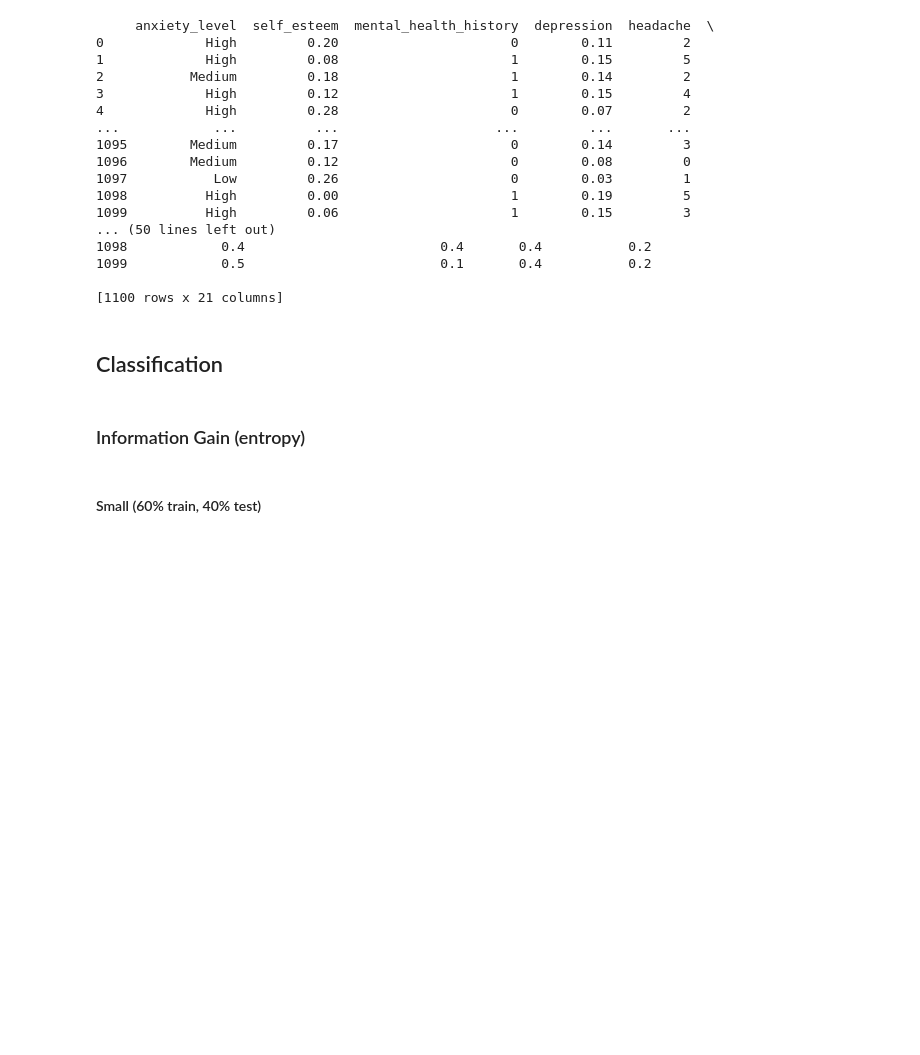
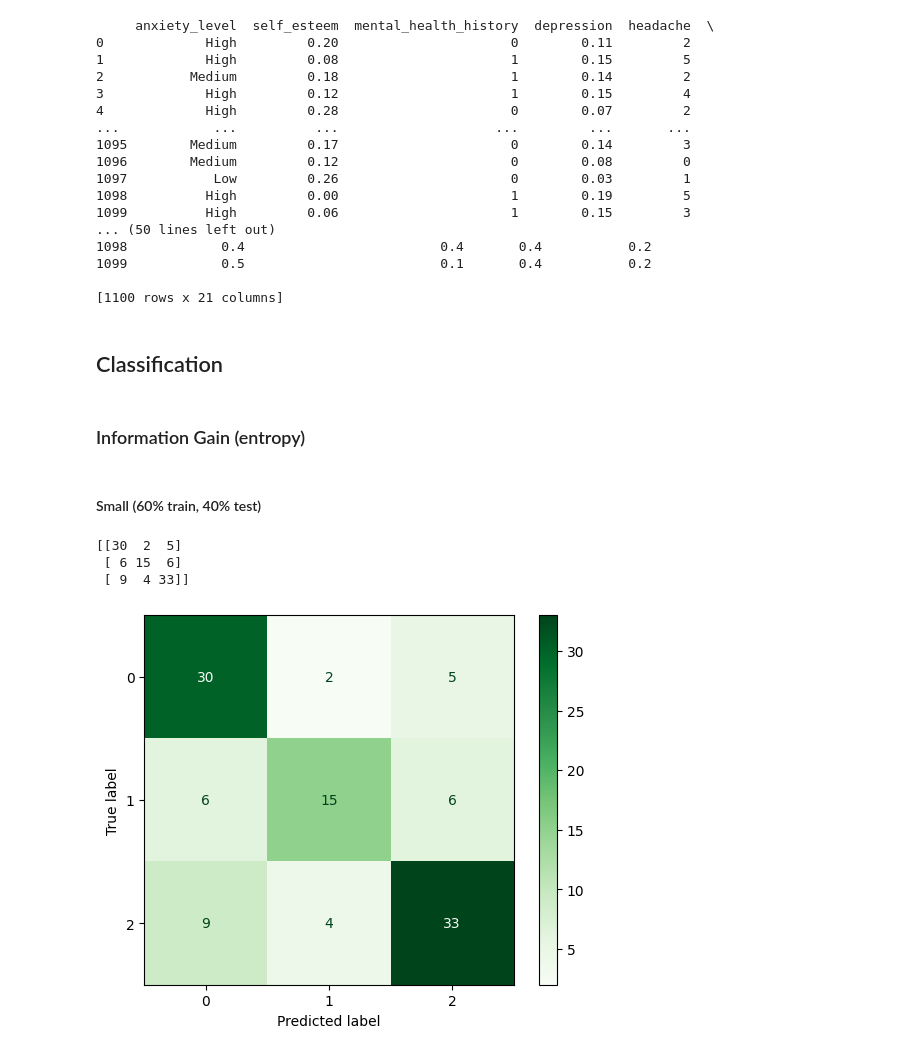
Before and after one commit to Jana18kh/Project, a Jupyter notebook: Project.ipynb, the cells around one changed output. Cells and saved outputs as stored; diff of their text form; code cells hidden in the pictures; blank space fills up the shorter version.

```diff
--- a/Project.ipynb
+++ b/Project.ipynb
@@ -534,12 +534,45 @@ from sklearn.metrics import confusion_matrix, ConfusionMatrixDisplay, accuracy_s
 from sklearn.preprocessing import LabelEncoder
 import matplotlib.pyplot as plt
 
-X_train, X_test, y_train, y_test = train_test_split(X, y, test_size=0.6, random_state=1)
+
+fn= df.keys().tolist()[:-1]
+X= df[fn]
+y=df['stress_level']
+
+# The dataset is divided into 90% training and 10% testing subsets.
+X_train, X_test, y_train, y_test = train_test_split(X, y, test_size=0.1, random_state=1)
 
 X_encoded = pd.get_dummies(X)
 
-clf = DecisionTreeClassifier(criterion='entropy', random_state=1)
+#Create Decision Tree classifer object
+clf = DecisionTreeClassifier(criterion='entropy')
 
-clf = clf.fit(X_train, y_train)
+# Train Decision Tree Classifer
+clf = clf.fit(X_train,y_train)
 
+#Predict the response for test dataset
 y_pred = clf.predict(X_test)
+# %%
+from sklearn.metrics import confusion_matrix
+import matplotlib.pyplot as plt
+
+#compute and print the confusion matrix
+
+cm = confusion_matrix(y_test, y_pred)
+print(cm)
+
+from sklearn.metrics import ConfusionMatrixDisplay
+c=df['stress_level'].unique()
+
+cm = confusion_matrix(y_test, y_pred)
+class_labels = {0:'0', 1:'1', 2:'2'}
+
+# create a confusion matrix display object
+disp = ConfusionMatrixDisplay(confusion_matrix=cm, display_labels=[class_labels[0], class_labels[1], class_labels[2]])
+disp.plot(cmap=plt.cm.Greens)
+plt.show()
+# %% [output]
+[[30  2  5]
+ [ 6 15  6]
+ [ 9  4 33]]
+[figure, added]
```
